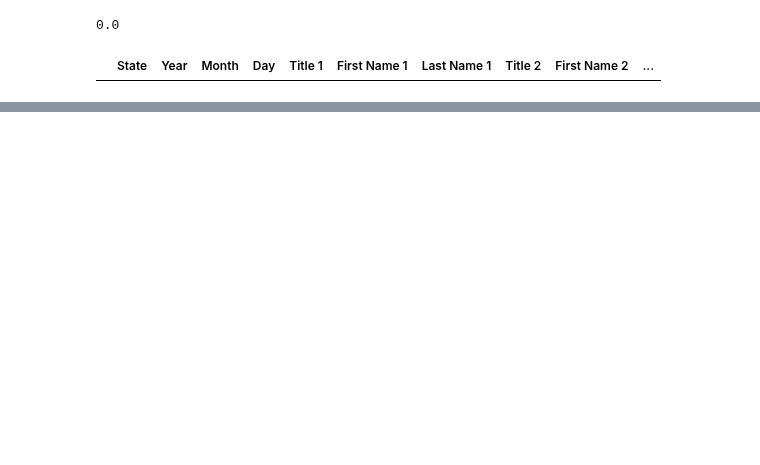
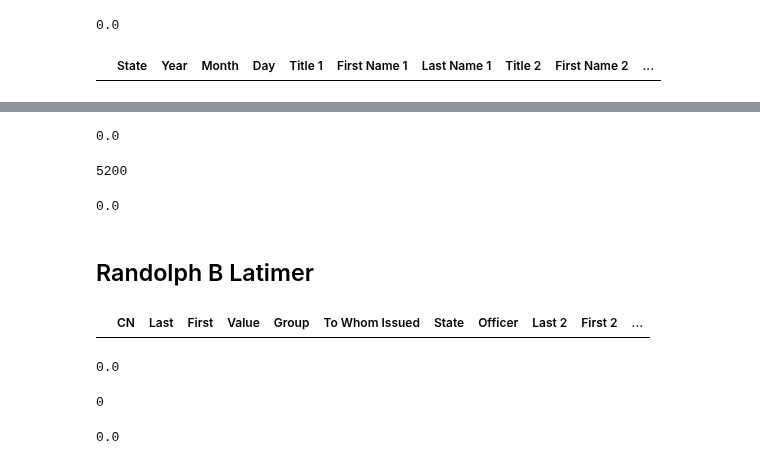
Before and after one commit to davidch2020/SPEOC-pt-1, a Jupyter notebook: S2022/prepost_match/MD_example.ipynb, the cells around one changed output, grey strips where cells are left out. Saved outputs shown, nothing was run; the diff lists cells and outputs as text; code cells hidden in the pictures; blank space fills up the shorter version.

```diff
--- a/S2022/prepost_match/MD_example.ipynb
+++ b/S2022/prepost_match/MD_example.ipynb
@@ -260,0 +282,38 @@ nameLiquidated(['John'], ['Laird'])
+# %%
+marine[[ln == 'Scott' and fn in ['Gustavus'] for ln, fn in zip(marine['Last name'],
+                                                           marine['First name'])]]['Dollars'].sum()
+# %% [output]
+0.0
+# %%
+loan[[ln == 'Scott' and fn in ['Gustavus'] and state == 8 for ln, fn, state in zip(loan['Last Name 1 '],
+                                                                               loan['First Name 1 '],
+                                                                               loan['State'])]]['Face Value'].sum()
+# %% [output]
+5200
+# %%
+nameLiquidated(['Gustavus'], ['Scott'])
+# %% [output]
+0.0
+# %% [markdown]
+## Randolph B Latimer
+# %%
+pierce[[ln == 'Latimer' and fn in ['Randolph'] for ln, fn, issue in zip(pierce['Last'],
+                                                                  pierce['First'],
+                                                                  pierce['To Whom Issued'])]]
+# %% [output]
+|  | CN | Last | First | Value | Group | To Whom Issued | State | Officer | Last 2 | First 2 | ... |
+# %%
+marine[[ln == 'Latimer' and fn in ['Randolph'] for ln, fn in zip(marine['Last name'],
+                                                           marine['First name'])]]['Dollars'].sum()
+# %% [output]
+0.0
+# %%
+loan[[ln == 'Latimer' and fn in ['Randolph'] and state == 8 for ln, fn, state in zip(loan['Last Name 1 '],
+                                                                               loan['First Name 1 '],
+                                                                               loan['State'])]]['Face Value'].sum()
+# %% [output]
+0
+# %%
+nameLiquidated(['Latimer'], ['Randolph'])
+# %% [output]
+0.0
```
Also changed, not shown: parts of 11 cells of this notebook, 3 other files.
